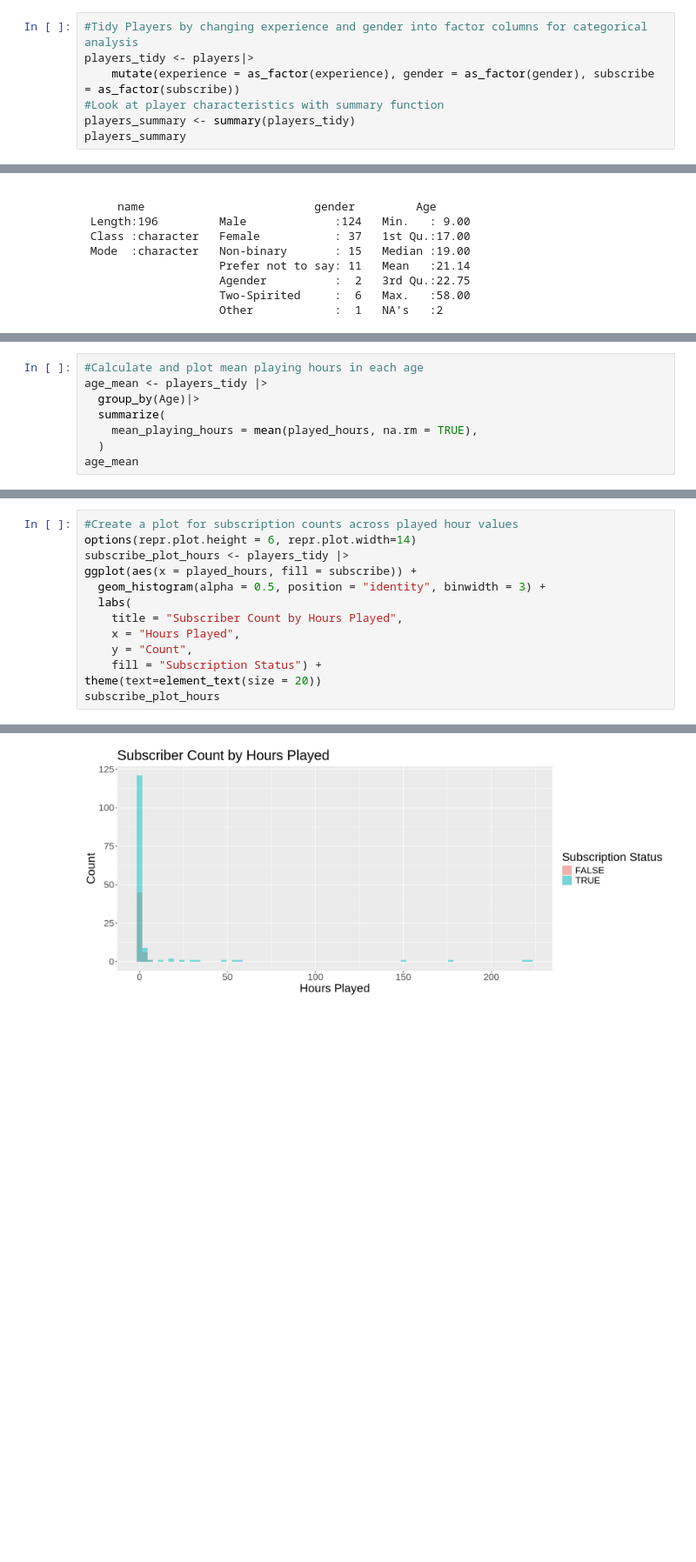
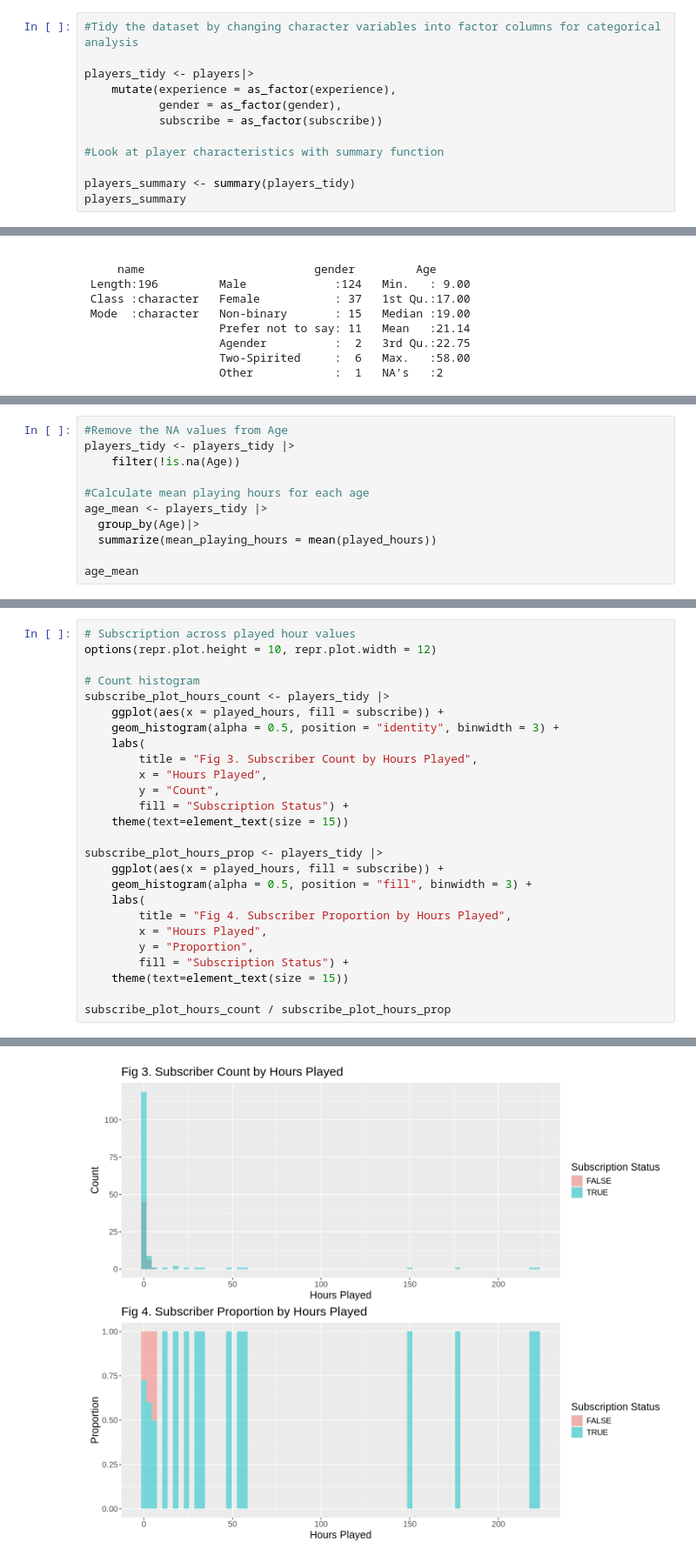
Before and after one commit to beccaphilip/DSCI-100-Group-Project, a Jupyter notebook: Report.ipynb, the cells around one changed output, grey strips where cells are left out. Shown at 87% size. Cells and saved outputs as stored; diff of their text form; blank space fills up the shorter version.

```diff
--- a/Report.ipynb
+++ b/Report.ipynb
@@ -42,8 +105,13 @@ A spec_tbl_df: 196 × 7
 # %%
-#Tidy Players by changing experience and gender into factor columns for categorical analysis
+#Tidy the dataset by changing character variables into factor columns for categorical analysis
+
 players_tidy <- players|>
-    mutate(experience = as_factor(experience), gender = as_factor(gender), subscribe = as_factor(subscribe))
+    mutate(experience = as_factor(experience),
+           gender = as_factor(gender),
+           subscribe = as_factor(subscribe))
+
 #Look at player characteristics with summary function
+
 players_summary <- summary(players_tidy)
 players_summary
 # %% [output]
@@ -96,11 +164,14 @@ A tibble: 1 × 2
 | <dbl> | <dbl> |
 | 21.14 | 5.85 |
 # %%
-#Calculate and plot mean playing hours in each age
+#Remove the NA values from Age
+players_tidy <- players_tidy |>
+    filter(!is.na(Age))
+
+#Calculate mean playing hours for each age
 age_mean <- players_tidy |>
   group_by(Age)|>
-  summarize(
-    mean_playing_hours = mean(played_hours, na.rm = TRUE),
-  )
+  summarize(mean_playing_hours = mean(played_hours))
+
 age_mean
 # %% [output]
@@ -143,14 +236,27 @@ From the plot between subscribers and age, we can clearly see that most subscrip
 # %%
-#Create a plot for subscription counts across played hour values
-options(repr.plot.height = 6, repr.plot.width=14)
-subscribe_plot_hours <- players_tidy |>
-ggplot(aes(x = played_hours, fill = subscribe)) +
-  geom_histogram(alpha = 0.5, position = "identity", binwidth = 3) +
-  labs(
-    title = "Subscriber Count by Hours Played",
-    x = "Hours Played",
-    y = "Count",
-    fill = "Subscription Status") +
-theme(text=element_text(size = 20))
-subscribe_plot_hours
+# Subscription across played hour values
+options(repr.plot.height = 10, repr.plot.width = 12)
+
+# Count histogram
+subscribe_plot_hours_count <- players_tidy |>
+    ggplot(aes(x = played_hours, fill = subscribe)) +
+    geom_histogram(alpha = 0.5, position = "identity", binwidth = 3) +
+    labs(
+        title = "Fig 3. Subscriber Count by Hours Played",
+        x = "Hours Played",
+        y = "Count",
+        fill = "Subscription Status") +
+    theme(text=element_text(size = 15))
+
+subscribe_plot_hours_prop <- players_tidy |>
+    ggplot(aes(x = played_hours, fill = subscribe)) +
+    geom_histogram(alpha = 0.5, position = "fill", binwidth = 3) +
+    labs(
+        title = "Fig 4. Subscriber Proportion by Hours Played",
+        x = "Hours Played",
+        y = "Proportion",
+        fill = "Subscription Status") +
+    theme(text=element_text(size = 15))
+
+subscribe_plot_hours_count / subscribe_plot_hours_prop
 # %% [output]
@@ -157,2 +266,2 @@ subscribe_plot_hours
-[figure, old version]
+[figure, new version]
 # %% [markdown]
```
Also changed, not shown: parts of 31 cells of this notebook.
